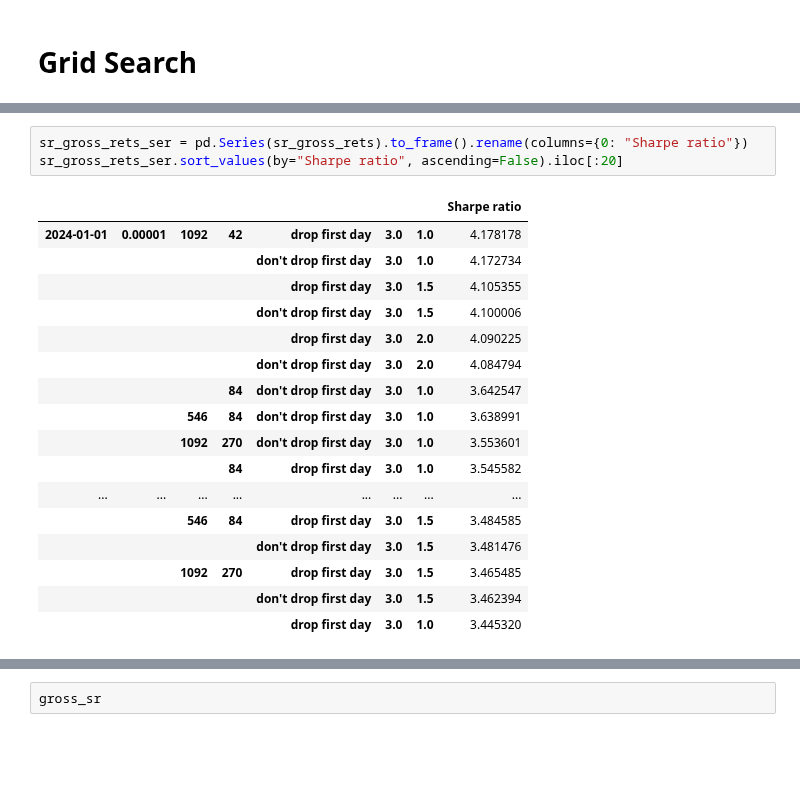
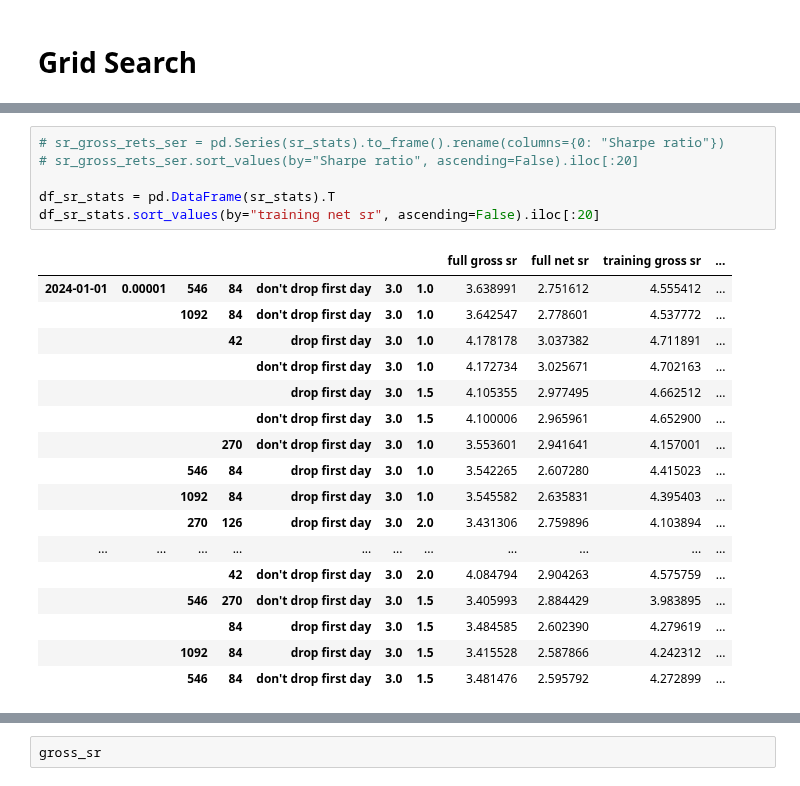
Before and after one commit to wbchristerson/crypto-strategies, a Jupyter notebook: updated_statistical_arbitrage_cointegration_4.ipynb, the cells around one changed output, grey strips where cells are left out. Drawn from its saved outputs; the diff is of its cells as text; blank space fills up the shorter version.

Commit message:
run grid search with gross and net Sharpe ratios calculated over training and testing periods

```diff
--- a/updated_statistical_arbitrage_cointegration_4.ipynb
+++ b/updated_statistical_arbitrage_cointegration_4.ipynb
@@ -665,23 +681,26 @@ Intel MKL WARNING: Support of Intel(R) Streaming SIMD Extensions 4.2 (Intel(R) S
 # %%
-sr_gross_rets_ser = pd.Series(sr_gross_rets).to_frame().rename(columns={0: "Sharpe ratio"})
-sr_gross_rets_ser.sort_values(by="Sharpe ratio", ascending=False).iloc[:20]
+# sr_gross_rets_ser = pd.Series(sr_stats).to_frame().rename(columns={0: "Sharpe ratio"})
+# sr_gross_rets_ser.sort_values(by="Sharpe ratio", ascending=False).iloc[:20]
+
+df_sr_stats = pd.DataFrame(sr_stats).T
+df_sr_stats.sort_values(by="training net sr", ascending=False).iloc[:20]
 # %% [output]
-|  |  |  |  |  |  |  | Sharpe ratio |
-| 2024-01-01 | 0.00001 | 1092 | 42 | drop first day | 3.0 | 1.0 | 4.178178 |
-|  |  |  |  | don't drop first day | 3.0 | 1.0 | 4.172734 |
-|  |  |  |  | drop first day | 3.0 | 1.5 | 4.105355 |
-|  |  |  |  | don't drop first day | 3.0 | 1.5 | 4.100006 |
-|  |  |  |  | drop first day | 3.0 | 2.0 | 4.090225 |
-|  |  |  |  | don't drop first day | 3.0 | 2.0 | 4.084794 |
-|  |  |  | 84 | don't drop first day | 3.0 | 1.0 | 3.642547 |
-|  |  | 546 | 84 | don't drop first day | 3.0 | 1.0 | 3.638991 |
-|  |  | 1092 | 270 | don't drop first day | 3.0 | 1.0 | 3.553601 |
-|  |  |  | 84 | drop first day | 3.0 | 1.0 | 3.545582 |
-| ... | ... | ... | ... | ... | ... | ... | ... |
-|  |  | 546 | 84 | drop first day | 3.0 | 1.5 | 3.484585 |
-|  |  |  |  | don't drop first day | 3.0 | 1.5 | 3.481476 |
-|  |  | 1092 | 270 | drop first day | 3.0 | 1.5 | 3.465485 |
-|  |  |  |  | don't drop first day | 3.0 | 1.5 | 3.462394 |
-|  |  |  |  | drop first day | 3.0 | 1.0 | 3.445320 |
+|  |  |  |  |  |  |  | full gross sr | full net sr | training gross sr | ... |
+| 2024-01-01 | 0.00001 | 546 | 84 | don't drop first day | 3.0 | 1.0 | 3.638991 | 2.751612 | 4.555412 | ... |
+|  |  | 1092 | 84 | don't drop first day | 3.0 | 1.0 | 3.642547 | 2.778601 | 4.537772 | ... |
+|  |  |  | 42 | drop first day | 3.0 | 1.0 | 4.178178 | 3.037382 | 4.711891 | ... |
+|  |  |  |  | don't drop first day | 3.0 | 1.0 | 4.172734 | 3.025671 | 4.702163 | ... |
+|  |  |  |  | drop first day | 3.0 | 1.5 | 4.105355 | 2.977495 | 4.662512 | ... |
+|  |  |  |  | don't drop first day | 3.0 | 1.5 | 4.100006 | 2.965961 | 4.652900 | ... |
+|  |  |  | 270 | don't drop first day | 3.0 | 1.0 | 3.553601 | 2.941641 | 4.157001 | ... |
+|  |  | 546 | 84 | drop first day | 3.0 | 1.0 | 3.542265 | 2.607280 | 4.415023 | ... |
+|  |  | 1092 | 84 | drop first day | 3.0 | 1.0 | 3.545582 | 2.635831 | 4.395403 | ... |
+|  |  | 270 | 126 | drop first day | 3.0 | 2.0 | 3.431306 | 2.759896 | 4.103894 | ... |
+| ... | ... | ... | ... | ... | ... | ... | ... | ... | ... | ... |
+|  |  |  | 42 | don't drop first day | 3.0 | 2.0 | 4.084794 | 2.904263 | 4.575759 | ... |
+|  |  | 546 | 270 | don't drop first day | 3.0 | 1.5 | 3.405993 | 2.884429 | 3.983895 | ... |
+|  |  |  | 84 | drop first day | 3.0 | 1.5 | 3.484585 | 2.602390 | 4.279619 | ... |
+|  |  | 1092 | 84 | drop first day | 3.0 | 1.5 | 3.415528 | 2.587866 | 4.242312 | ... |
+|  |  | 546 | 84 | don't drop first day | 3.0 | 1.5 | 3.481476 | 2.595792 | 4.272899 | ... |
 # %%
 trade_start_time = datetime(2024, 1, 1, 0, 0)
```
Also changed, not shown: parts of 4 cells of this notebook.
